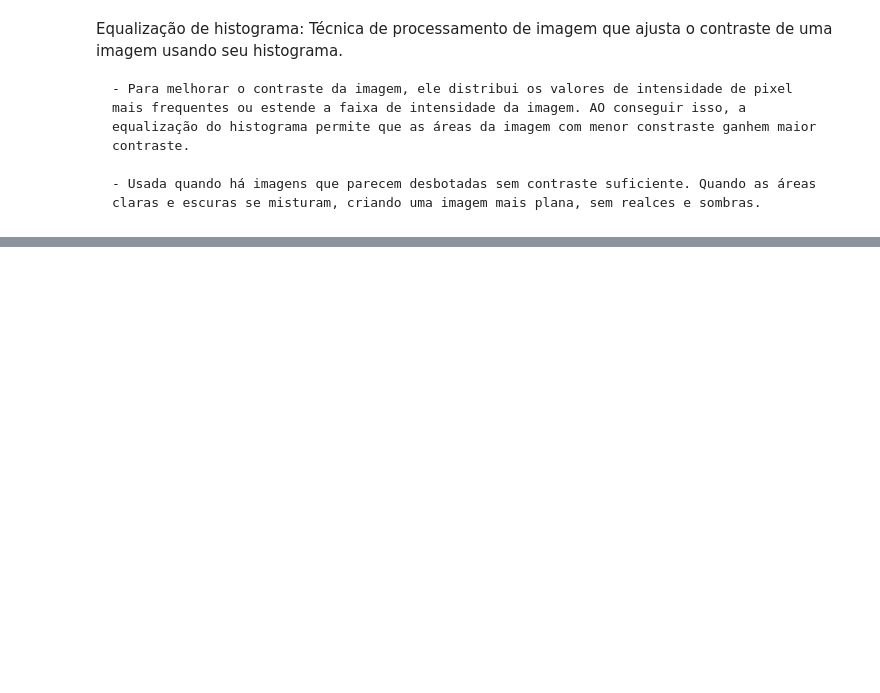
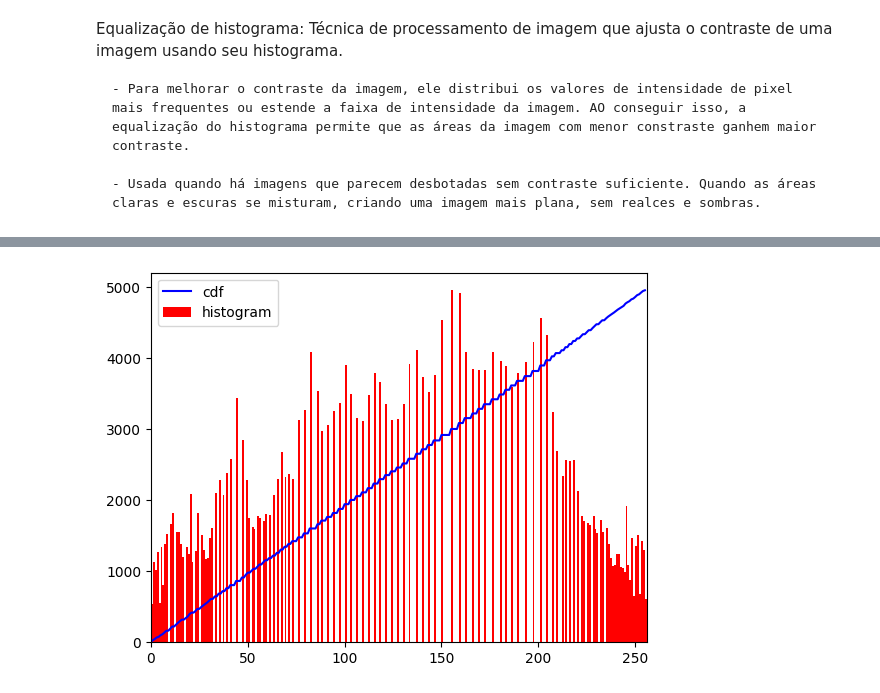
Before and after one commit to kellyleticia/computer-vision-studies, a Jupyter notebook: histograma.ipynb, the cells around one changed output, grey strips where cells are left out. Cells and saved outputs as stored; diff of their text form; code cells hidden in the pictures; blank space fills up the shorter version.

```diff
--- a/histograma.ipynb
+++ b/histograma.ipynb
@@ -36,0 +39,2 @@ NameError: name 'img' is not defined
+# %%
+equ = cv.equalizeHist(img)
@@ -36,0 +47,11 @@ NameError: name 'img' is not defined
+# %%
+hist,bins = np.histogram(equ.flatten(),256,[0,256])
+cdf = hist.cumsum()
+cdf_normalized = cdf * float(hist.max()) / cdf.max()
+plt.plot(cdf_normalized, color = 'b')
+plt.hist(equ.flatten(),256,[0,256], color = 'r')
+plt.xlim([0,256])
+plt.legend(('cdf','histogram'), loc = 'upper left')
+plt.show()
+# %% [output]
+[figure, added]
```
Also changed, not shown: parts of 5 cells of this notebook.
